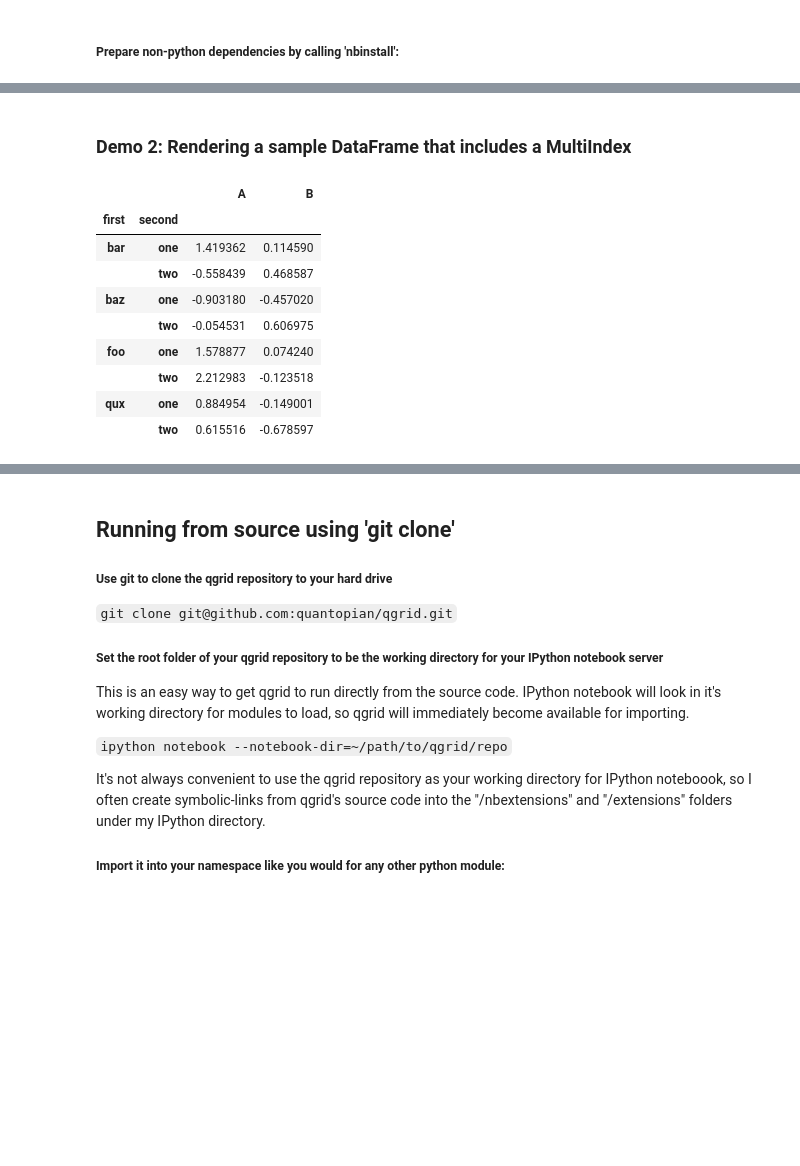
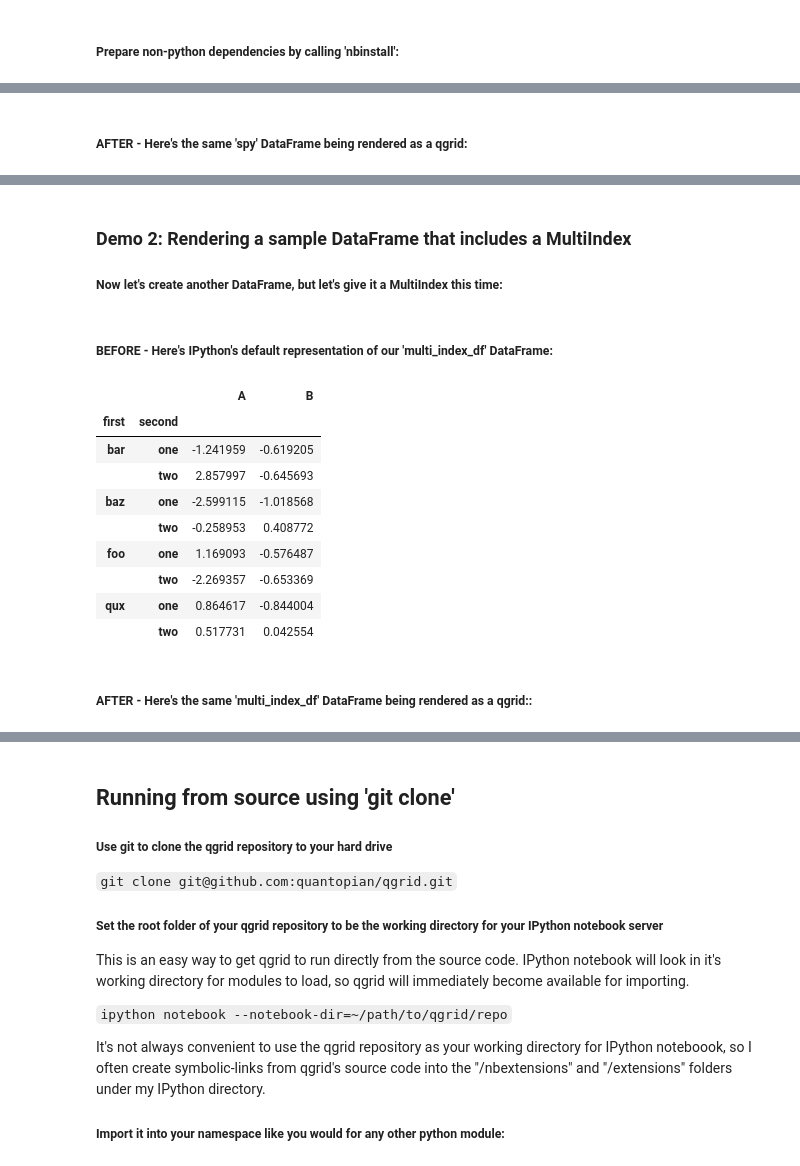
Before and after one commit to quantopian/qgrid, a Jupyter notebook: qgrid_demo.ipynb, the cells around one changed output, grey strips where cells are left out. Cells and saved outputs as stored; diff of their text form; code cells hidden in the pictures; blank space fills up the shorter version.

Commit message:
Another revision for the notebook file.

```diff
--- a/qgrid_demo.ipynb
+++ b/qgrid_demo.ipynb
@@ -58,26 +62,34 @@ spy
+# %% [markdown]
+##### AFTER - Here's the same 'spy' DataFrame being rendered as a qgrid:
 # %%
 qgrid.show_grid(spy, remote_js=True)
 # %% [output]
 [interactive output not drawn]
 # %% [markdown]
 ### Demo 2: Rendering a sample DataFrame that includes a MultiIndex
+##### Now let's create another DataFrame, but let's give it a MultiIndex this time:
 # %%
 tuples = zip(*[['bar', 'bar', 'baz', 'baz', 'foo', 'foo', 'qux', 'qux'],
           ['one', 'two', 'one', 'two', 'one', 'two', 'one', 'two']])
 
 
 index = pd.MultiIndex.from_tuples(tuples, names=['first', 'second'])
-df = pd.DataFrame(randn(8, 2), index=index, columns=['A', 'B'])
-df
+multi_index_df = pd.DataFrame(randn(8, 2), index=index, columns=['A', 'B'])
-# %% [output]
-|  |  | A | B |
-| first | second |  |  |
-| bar | one | 1.419362 | 0.114590 |
-|  | two | -0.558439 | 0.468587 |
-| baz | one | -0.903180 | -0.457020 |
-|  | two | -0.054531 | 0.606975 |
-| foo | one | 1.578877 | 0.074240 |
-|  | two | 2.212983 | -0.123518 |
-| qux | one | 0.884954 | -0.149001 |
-|  | two | 0.615516 | -0.678597 |
+# %% [markdown]
+##### BEFORE - Here's IPython's default representation of our 'multi_index_df' DataFrame:
+# %%
+multi_index_df
+# %% [output]
+|  |  | A | B |
+| first | second |  |  |
+| bar | one | -1.241959 | -0.619205 |
+|  | two | 2.857997 | -0.645693 |
+| baz | one | -2.599115 | -1.018568 |
+|  | two | -0.258953 | 0.408772 |
+| foo | one | 1.169093 | -0.576487 |
+|  | two | -2.269357 | -0.653369 |
+| qux | one | 0.864617 | -0.844004 |
+|  | two | 0.517731 | 0.042554 |
+# %% [markdown]
+##### AFTER - Here's the same 'multi_index_df' DataFrame being rendered as a qgrid::
 # %%
```
Also changed, not shown: parts of 8 cells of this notebook.
